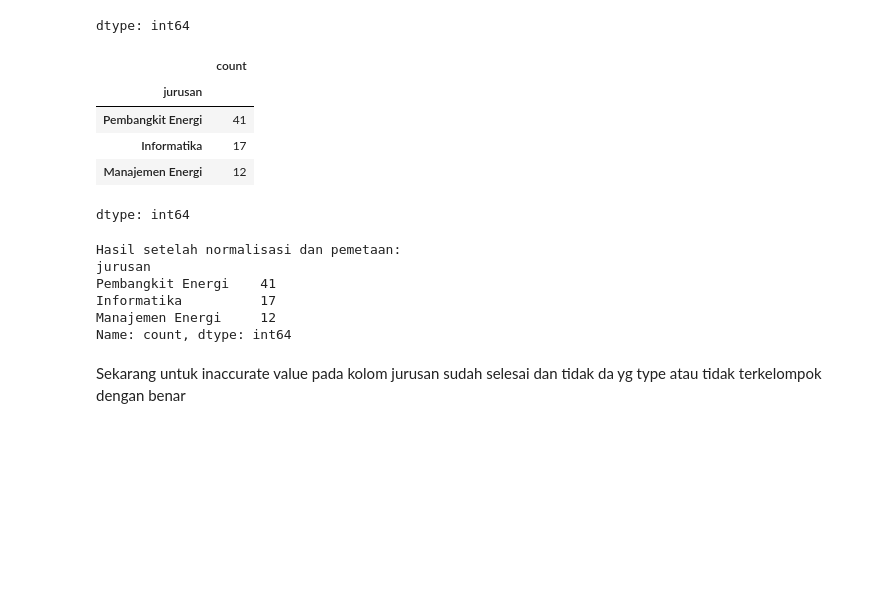
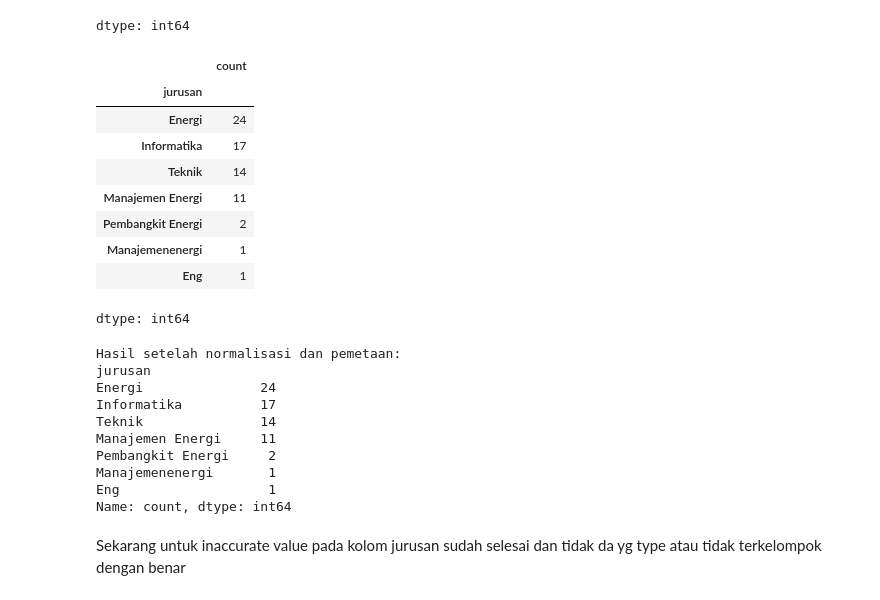
Before and after one commit to Nicoandikasinaga/pemograman-dasar, a Jupyter notebook: Latihan 08.ipynb, the cells around one changed output. Drawn from its saved outputs; the diff is of its cells as text; code cells hidden in the pictures; blank space fills up the shorter version.

```diff
--- a/Latihan 08.ipynb
+++ b/Latihan 08.ipynb
@@ -191,7 +205,7 @@ dtype: int64
 # %% [markdown]
 Lakukan untuk kolom tanggal daftar
 # %%
-novendra_firawan['tanggal_daftar'] = novendra_firawan['tanggal_daftar'].fillna('2024-03-24')
+muhammad_fikri['tanggal_daftar'] = muhammad_fikri['tanggal_daftar'].fillna('2024-03-24')
 
 # karena tanggal lagir di sini bertipe string jadi langsung masukan saja tidak perlu di cari rata-rata nya atau konversi ke numerik
 # %%
@@ -251,6 +265,6 @@ dtype: int64
 # %% [markdown]
 Terdapat 2 kolom yang datanya tidak akurat atau  inaccurate value
 # %%
-novendra_firawan['jurusan'] = novendra_firawan['jurusan'].str.lower().str.strip()
+muhammad_fikri['jurusan'] = muhammad_fikri['jurusan'].str.lower().str.strip()
 #ubah menjadi huruf kecil
 # %%
@@ -282,29 +296,37 @@ mapping_jurusan = {
     "manajemen energi": "Manajemen Energi"
 }
 # %%
-novendra_firawan["jurusan"] = novendra_firawan["jurusan"].replace(mapping_jurusan)
+muhammad_fikri["jurusan"] = muhammad_fikri["jurusan"].replace(mapping_jurusan)
 # %%
-novendra_firawan["jurusan"] = novendra_firawan["jurusan"].str.title()
+muhammad_fikri["jurusan"] = muhammad_fikri["jurusan"].str.title()
 
 #kemablikan menjadi huruf besar
 # %%
-novendra_firawan.jurusan.value_counts()
+muhammad_fikri.jurusan.value_counts()
 # %% [output]
 |  | count |
 | jurusan |  |
-| Pembangkit Energi | 41 |
+| Energi | 24 |
 | Informatika | 17 |
-| Manajemen Energi | 12 |
+| Teknik | 14 |
+| Manajemen Energi | 11 |
+| Pembangkit Energi | 2 |
+| Manajemenenergi | 1 |
+| Eng | 1 |
 dtype: int64
 # %%
 print("Hasil setelah normalisasi dan pemetaan:")
-print(novendra_firawan['jurusan'].value_counts())
+print(muhammad_fikri['jurusan'].value_counts())
 # %% [output]
 Hasil setelah normalisasi dan pemetaan:
 jurusan
-Pembangkit Energi    41
+Energi               24
 Informatika          17
-Manajemen Energi     12
+Teknik               14
+Manajemen Energi     11
+Pembangkit Energi     2
+Manajemenenergi       1
+Eng                   1
 Name: count, dtype: int64
 # %% [markdown]
 Sekarang untuk inaccurate  value pada kolom jurusan sudah selesai dan tidak da yg type atau tidak terkelompok dengan benar
```
Also changed, not shown: parts of 53 cells of this notebook.
